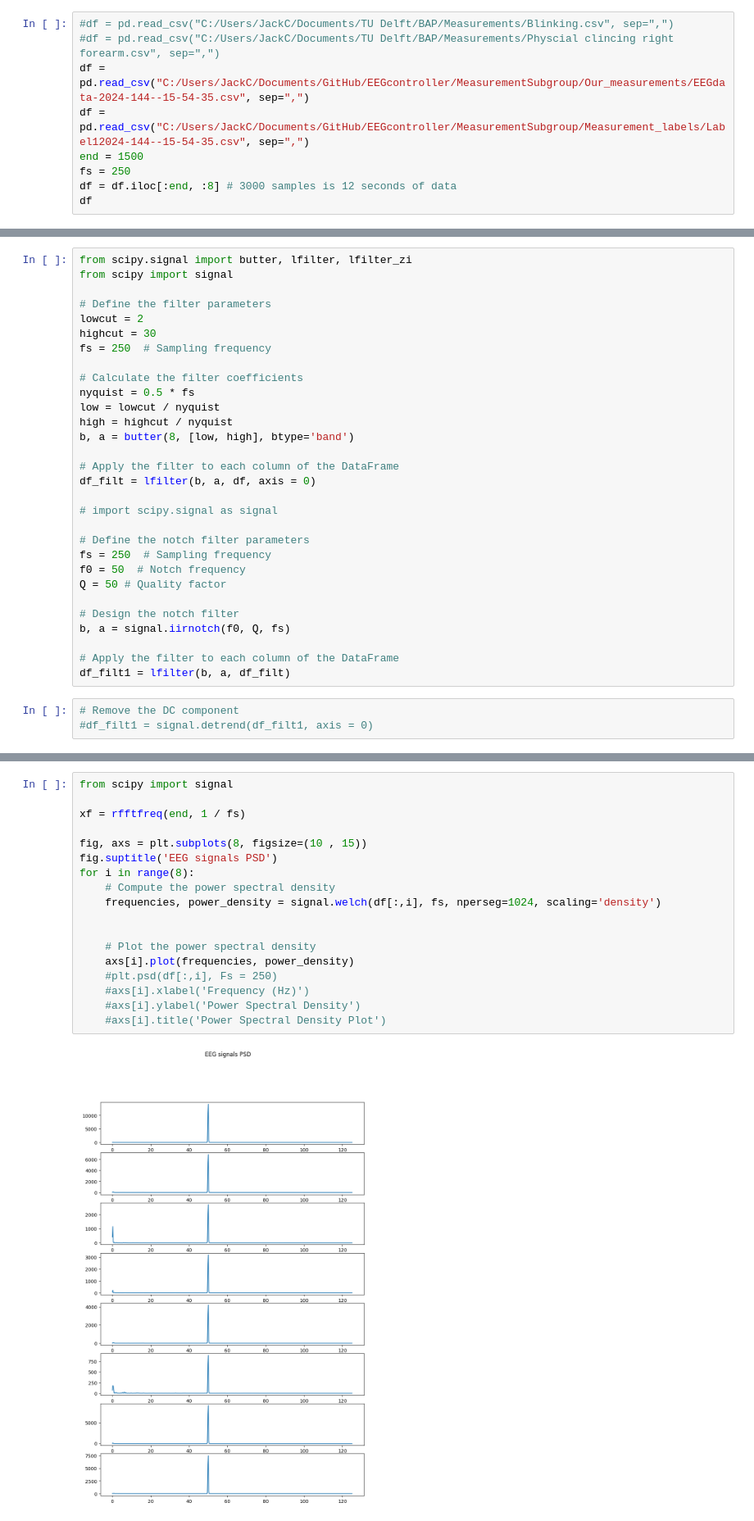
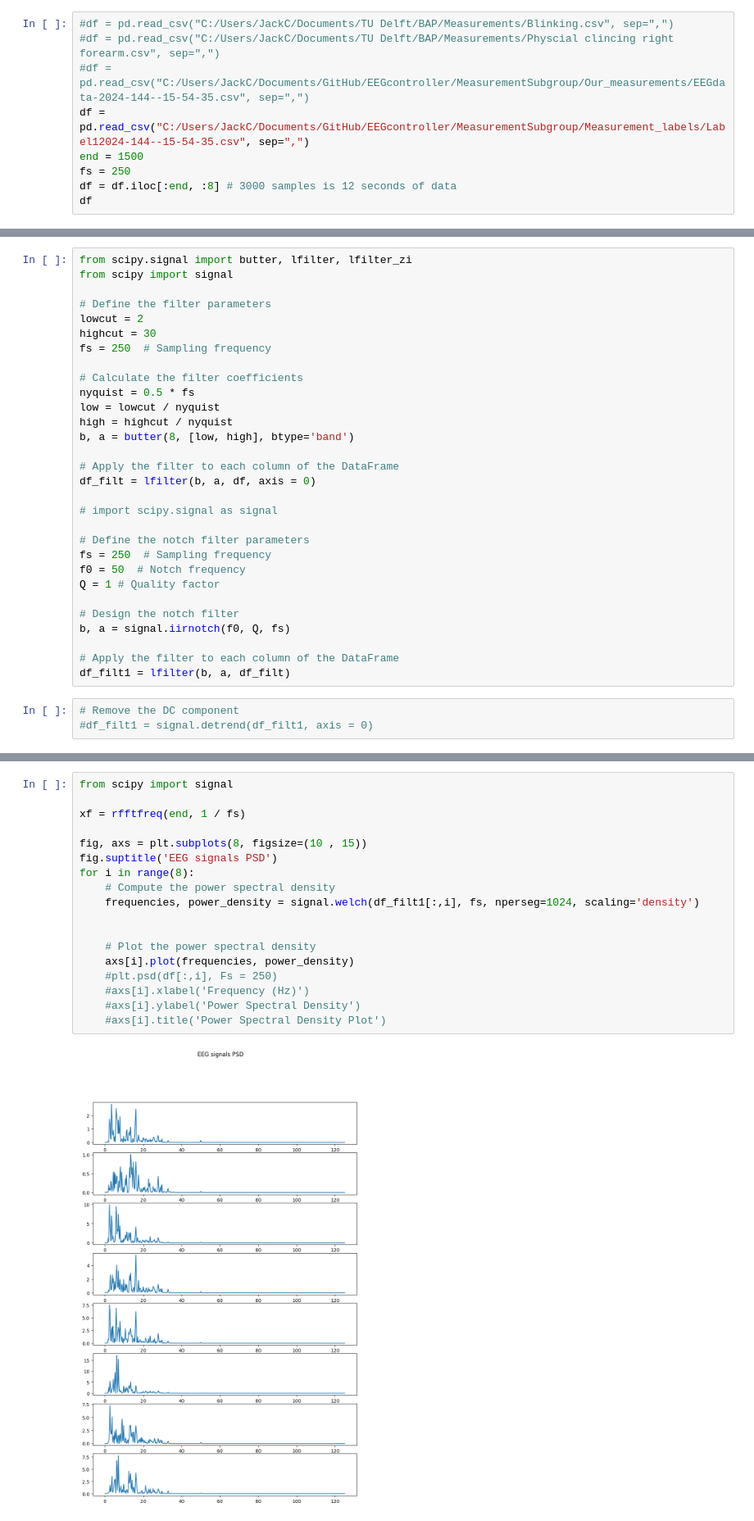
Before and after one commit to ValentijnBakkum/EEGcontroller, a Jupyter notebook: MeasurementSubgroup/Streaming/Python streaming preprocessing.ipynb, the cells around one changed output, grey strips where cells are left out. Shown at 82% size. Cells and saved outputs as stored; diff of their text form.

```diff
--- a/MeasurementSubgroup/Streaming/Python streaming preprocessing.ipynb
+++ b/MeasurementSubgroup/Streaming/Python streaming preprocessing.ipynb
@@ -9,7 +9,7 @@ from scipy.fft import fftshift
 # %%
 #df = pd.read_csv("C:/Users/JackC/Documents/TU Delft/BAP/Measurements/Blinking.csv", sep=",")
 #df = pd.read_csv("C:/Users/JackC/Documents/TU Delft/BAP/Measurements/Physcial clincing right forearm.csv", sep=",")
-df = pd.read_csv("C:/Users/JackC/Documents/GitHub/EEGcontroller/MeasurementSubgroup/Our_measurements/EEGdata-2024-144--15-54-35.csv", sep=",")
+#df = pd.read_csv("C:/Users/JackC/Documents/GitHub/EEGcontroller/MeasurementSubgroup/Our_measurements/EEGdata-2024-144--15-54-35.csv", sep=",")
 df = pd.read_csv("C:/Users/JackC/Documents/GitHub/EEGcontroller/MeasurementSubgroup/Measurement_labels/Label12024-144--15-54-35.csv", sep=",")
 end = 1500
 fs = 250
@@ -64,7 +64,7 @@ df_filt = lfilter(b, a, df, axis = 0)
 # Define the notch filter parameters
 fs = 250  # Sampling frequency
 f0 = 50  # Notch frequency
-Q = 50 # Quality factor
+Q = 1 # Quality factor
 
 # Design the notch filter
 b, a = signal.iirnotch(f0, Q, fs)
@@ -99,20 +99,20 @@ for i in range(8):
 # %%
 from scipy import signal
 
 xf = rfftfreq(end, 1 / fs)
 
 fig, axs = plt.subplots(8, figsize=(10 , 15))
 fig.suptitle('EEG signals PSD')
 for i in range(8):
     # Compute the power spectral density
-    frequencies, power_density = signal.welch(df[:,i], fs, nperseg=1024, scaling='density')
+    frequencies, power_density = signal.welch(df_filt1[:,i], fs, nperseg=1024, scaling='density')
 
 
     # Plot the power spectral density
     axs[i].plot(frequencies, power_density)
     #plt.psd(df[:,i], Fs = 250)
     #axs[i].xlabel('Frequency (Hz)')
     #axs[i].ylabel('Power Spectral Density')
     #axs[i].title('Power Spectral Density Plot')
 # %% [output]
-[figure, old version]
+[figure, new version]
```
Also changed, not shown: parts of 2 cells of this notebook, 57 other files.
